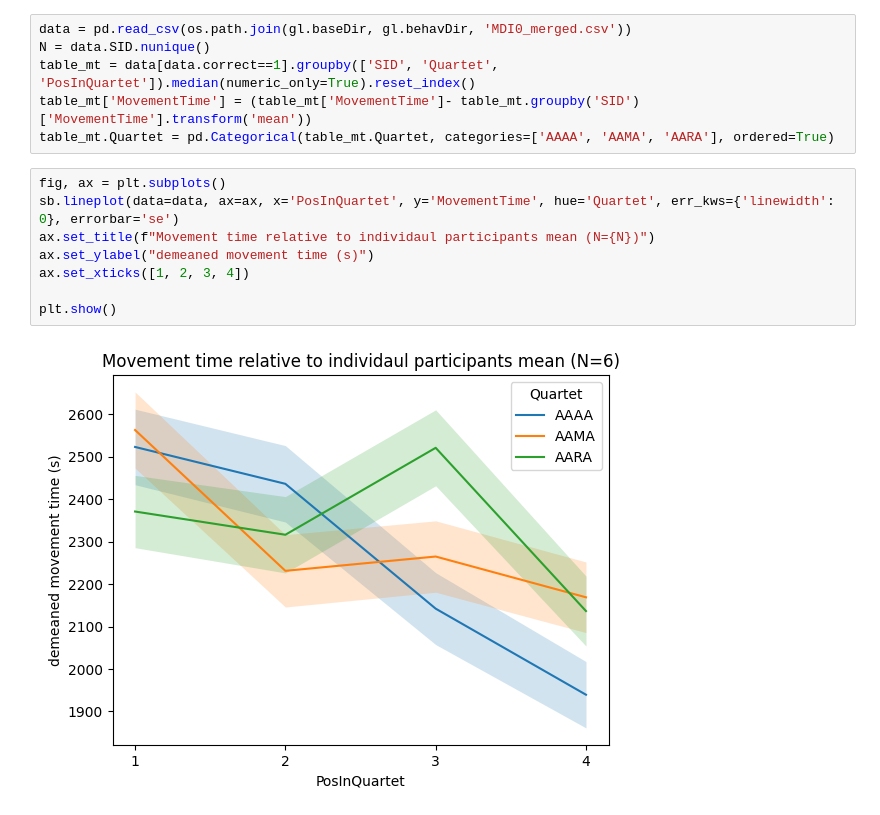
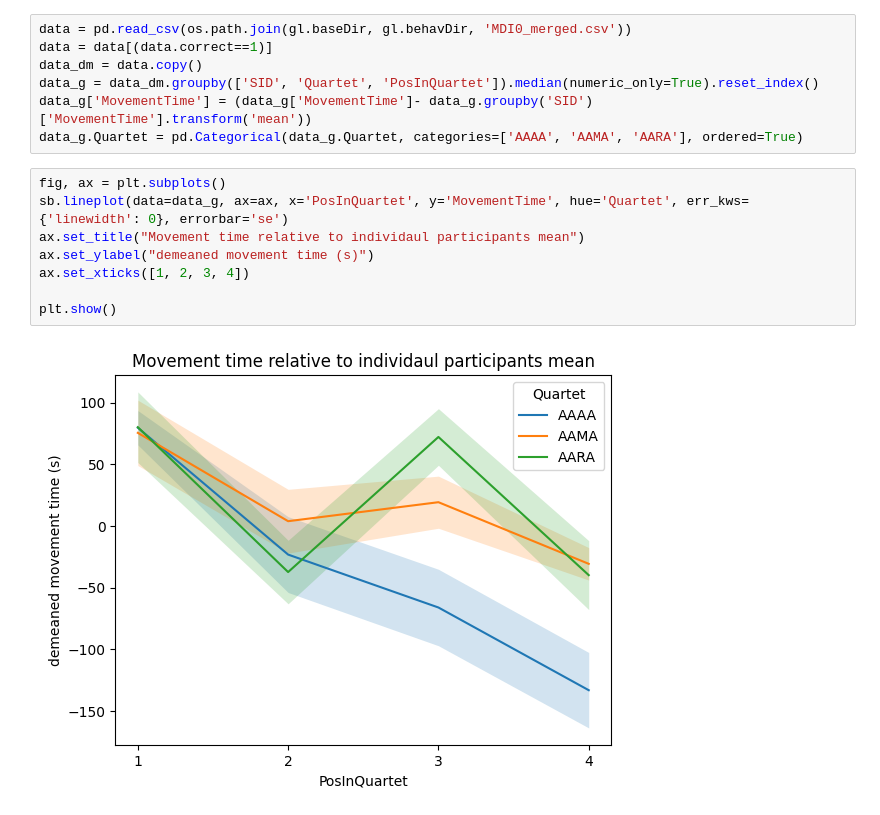
Before and after one commit to AmandaGiselleLily/modified-digit-inteference, a Jupyter notebook: notebooks/MovementTime.ipynb, the cells around one changed output. Drawn from its saved outputs; the diff is of its cells as text.

```diff
--- a/notebooks/MovementTime.ipynb
+++ b/notebooks/MovementTime.ipynb
@@ -11,17 +14,18 @@ plt.style.use('default')
 base directory: /cifs/diedrichsen/data/ModifiedDigitInterference/
 # %%
 data = pd.read_csv(os.path.join(gl.baseDir, gl.behavDir, 'MDI0_merged.csv'))
-N = data.SID.nunique()
-table_mt = data[data.correct==1].groupby(['SID', 'Quartet', 'PosInQuartet']).median(numeric_only=True).reset_index()
-table_mt['MovementTime'] = (table_mt['MovementTime']- table_mt.groupby('SID')['MovementTime'].transform('mean'))
-table_mt.Quartet = pd.Categorical(table_mt.Quartet, categories=['AAAA', 'AAMA', 'AARA'], ordered=True)
+data = data[(data.correct==1)]
+data_dm = data.copy()
+data_g = data_dm.groupby(['SID', 'Quartet', 'PosInQuartet']).median(numeric_only=True).reset_index()
+data_g['MovementTime'] = (data_g['MovementTime']- data_g.groupby('SID')['MovementTime'].transform('mean'))
+data_g.Quartet = pd.Categorical(data_g.Quartet, categories=['AAAA', 'AAMA', 'AARA'], ordered=True)
 # %%
 fig, ax = plt.subplots()
-sb.lineplot(data=data, ax=ax, x='PosInQuartet', y='MovementTime', hue='Quartet', err_kws={'linewidth': 0}, errorbar='se')
-ax.set_title(f"Movement time relative to individaul participants mean (N={N})")
+sb.lineplot(data=data_g, ax=ax, x='PosInQuartet', y='MovementTime', hue='Quartet', err_kws={'linewidth': 0}, errorbar='se')
+ax.set_title("Movement time relative to individaul participants mean")
 ax.set_ylabel("demeaned movement time (s)")
 ax.set_xticks([1, 2, 3, 4])
 
 plt.show()
 # %% [output]
-[figure, old version]
+[figure, new version]
```
Also changed, not shown: parts of 1 cell of this notebook, 1 other file.
